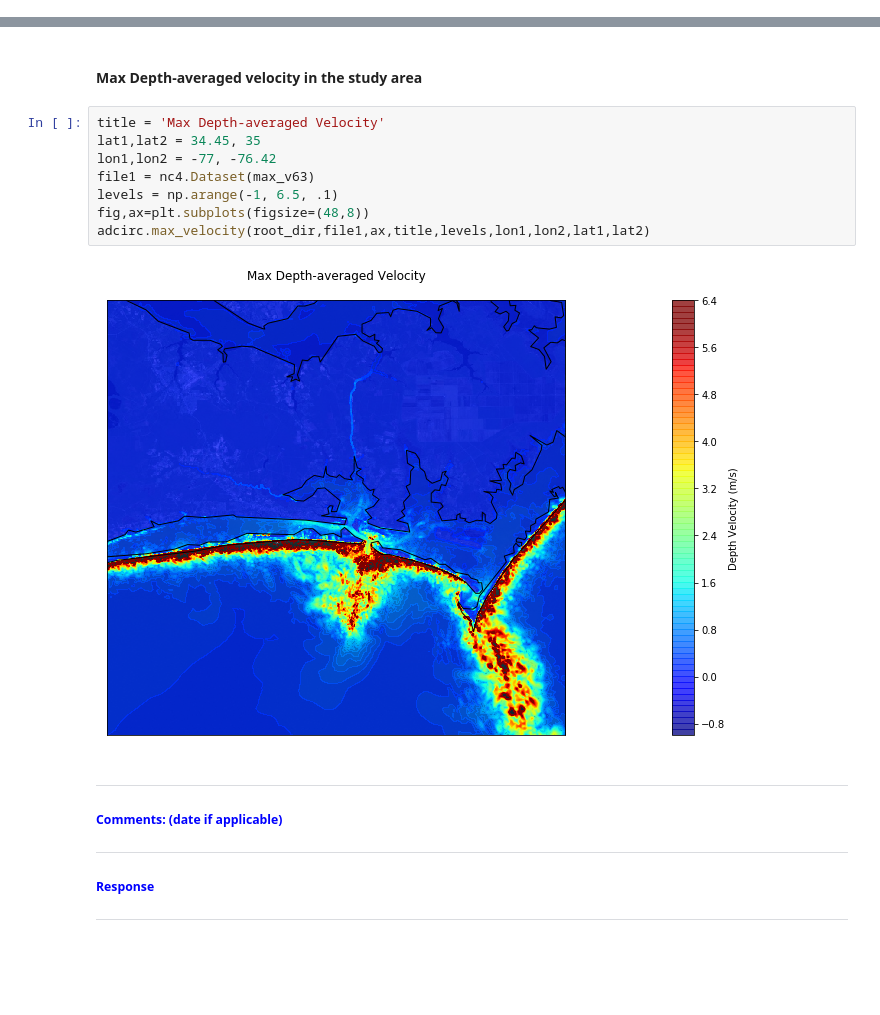
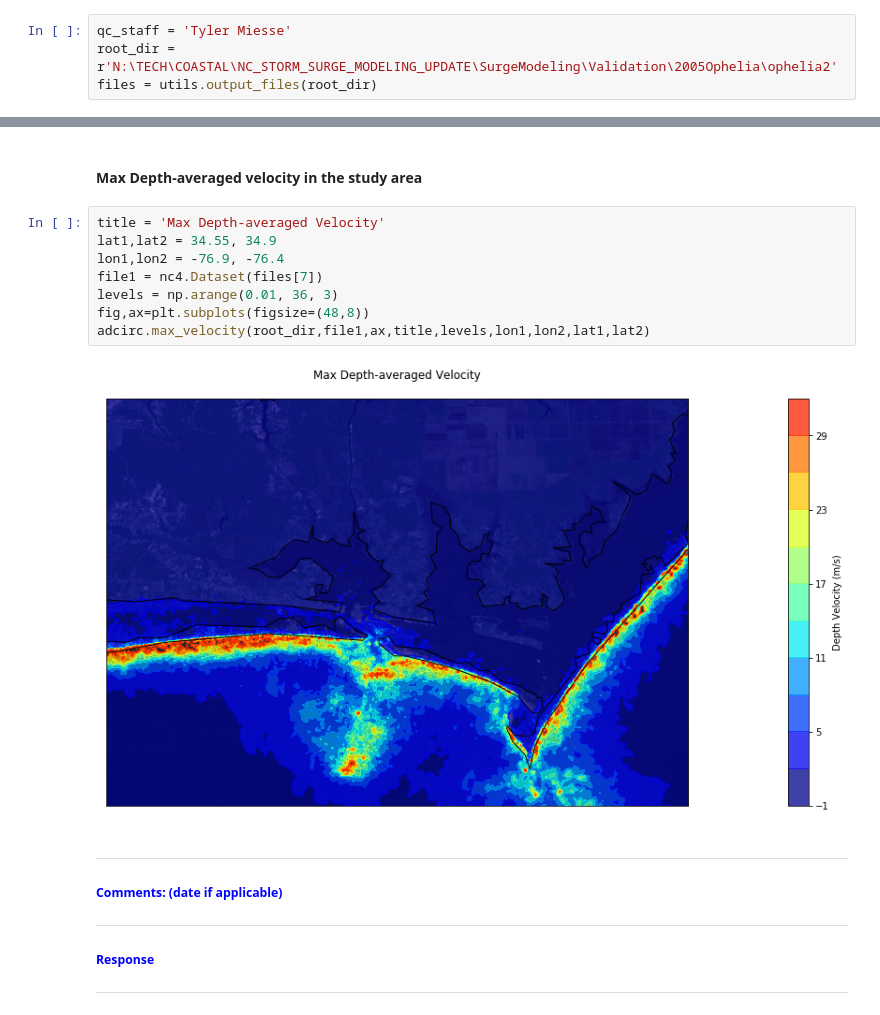
Before and after one commit to johnwallx/adcirc_prod, a Jupyter notebook: notebooks/Model_output_ophelia.ipynb, the cells around one changed output, grey strips where cells are left out. Saved outputs shown, nothing was run; the diff lists cells and outputs as text; blank space fills up the shorter version.

```diff
--- a/notebooks/Model_output_ophelia.ipynb
+++ b/notebooks/Model_output_ophelia.ipynb
@@ -99,0 +44,4 @@ po.plot(fig,filename=root_dir+'\\'+'wrightsville_ophelia.html')
+# %%
+qc_staff = 'Tyler Miesse'
+root_dir = r'N:\TECH\COASTAL\NC_STORM_SURGE_MODELING_UPDATE\SurgeModeling\Validation\2005Ophelia\ophelia2'
+files = utils.output_files(root_dir)
@@ -173,14 +240,14 @@ HTML('<img width="700" height="500" src="VelocityMag.gif" frameborder="0" allowf
 #### Max Depth-averaged velocity in the study area
 # %%
 title = 'Max Depth-averaged Velocity'
-lat1,lat2 = 34.45, 35
-lon1,lon2 = -77, -76.42
-file1 = nc4.Dataset(max_v63)
-levels = np.arange(-1, 6.5, .1)
+lat1,lat2 = 34.55, 34.9
+lon1,lon2 = -76.9, -76.4
+file1 = nc4.Dataset(files[7])
+levels = np.arange(0.01, 36, 3)
 fig,ax=plt.subplots(figsize=(48,8))
 adcirc.max_velocity(root_dir,file1,ax,title,levels,lon1,lon2,lat1,lat2)
 # %% [output]
-[figure, old version]
+[figure, new version]
 # %% [markdown]
 ---
 ##### <font color='blue'>Comments: (date if applicable)</font>
```
Also changed, not shown: parts of 32 cells of this notebook, 38 other files.
